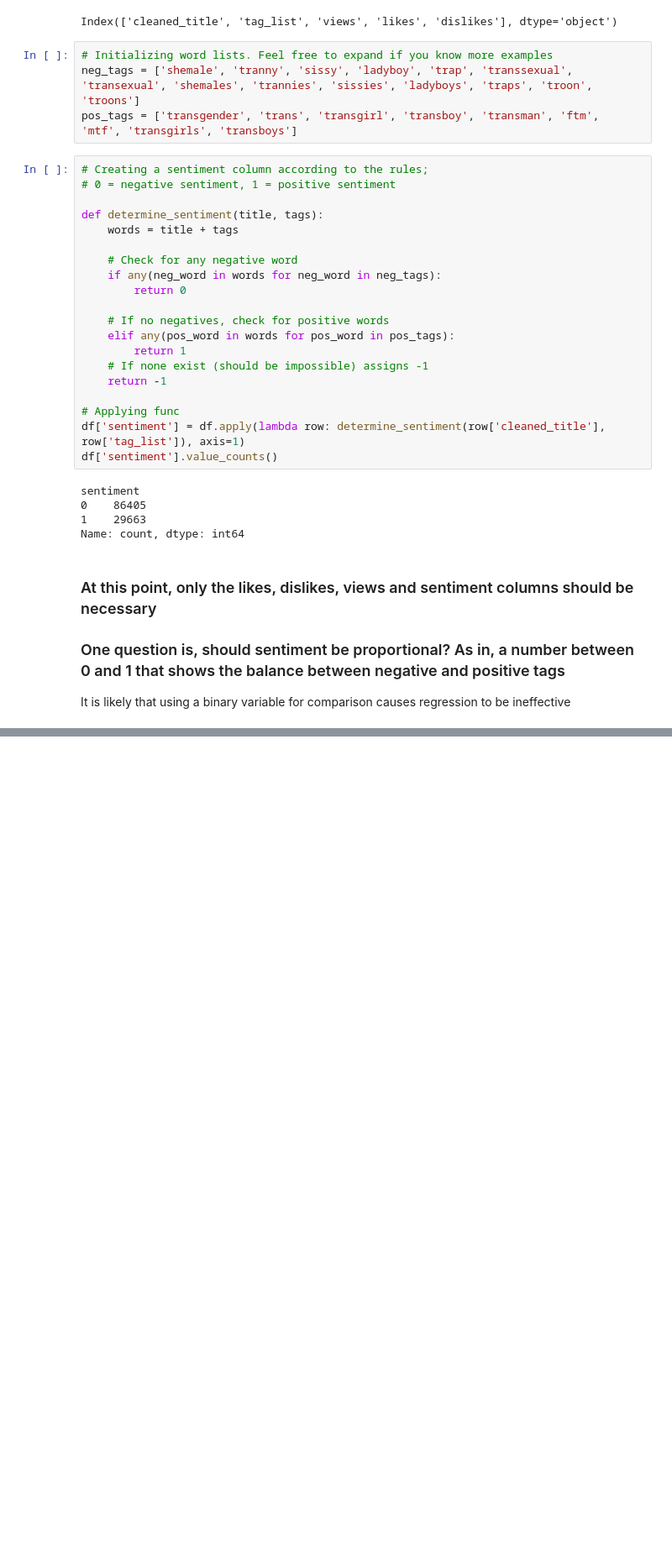
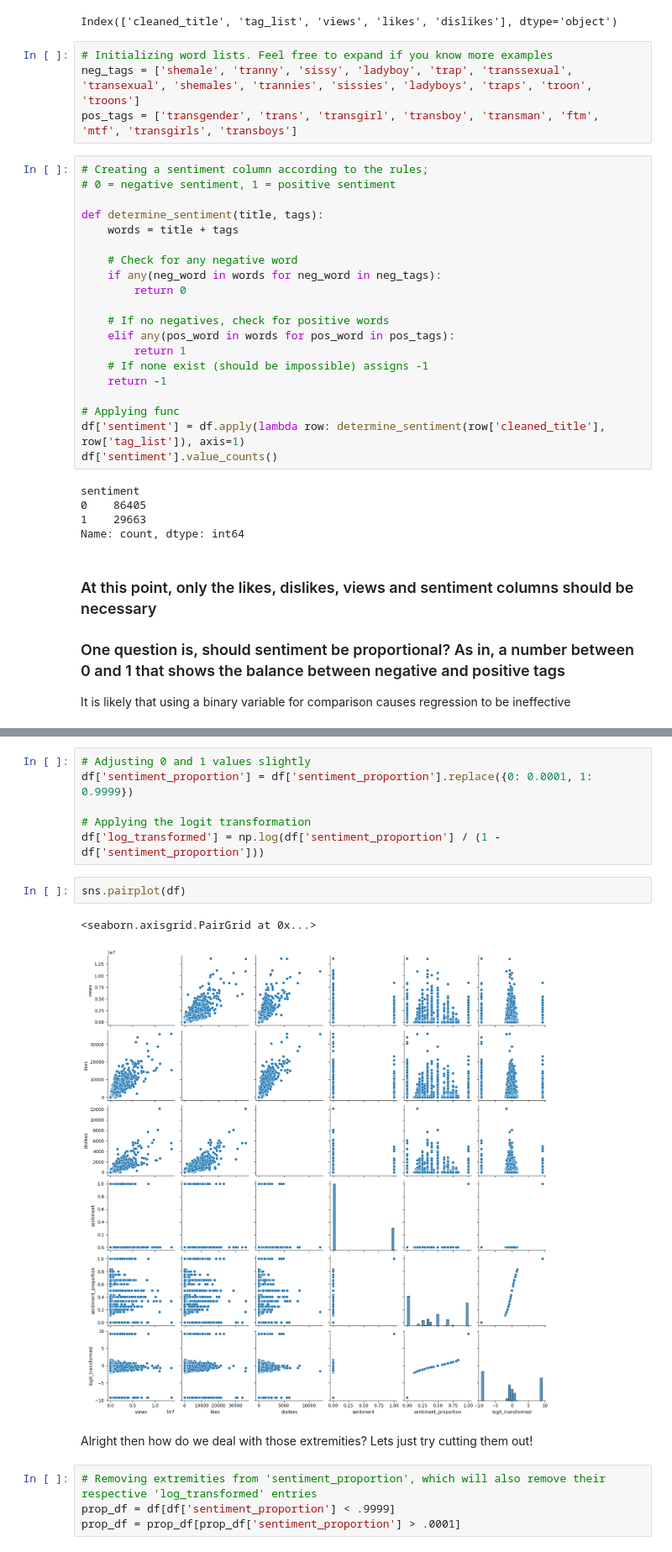
Before and after one commit to Yanzini/OLS_Analysis, a Jupyter notebook: PhOLSanalysis.ipynb, the cells around one changed output, grey strips where cells are left out. Shown at 84% size. Cells and saved outputs as stored; diff of their text form; blank space fills up the shorter version.

```diff
--- a/PhOLSanalysis.ipynb
+++ b/PhOLSanalysis.ipynb
@@ -123,0 +172,18 @@ df
+# %%
+# Adjusting 0 and 1 values slightly
+df['sentiment_proportion'] = df['sentiment_proportion'].replace({0: 0.0001, 1: 0.9999})
+
+# Applying the logit transformation
+df['log_transformed'] = np.log(df['sentiment_proportion'] / (1 - df['sentiment_proportion']))
+# %%
+sns.pairplot(df)
+# %% [output]
+<seaborn.axisgrid.PairGrid at 0x...>
+[figure, added]
+# %% [markdown]
+Alright then how do we deal with those extremities?
+Lets just try cutting them out!
+# %%
+# Removing extremities from 'sentiment_proportion', which will also remove their respective 'log_transformed' entries
+prop_df = df[df['sentiment_proportion'] < .9999]
+prop_df = prop_df[prop_df['sentiment_proportion'] > .0001]
```
Also changed, not shown: parts of 12 cells of this notebook.
